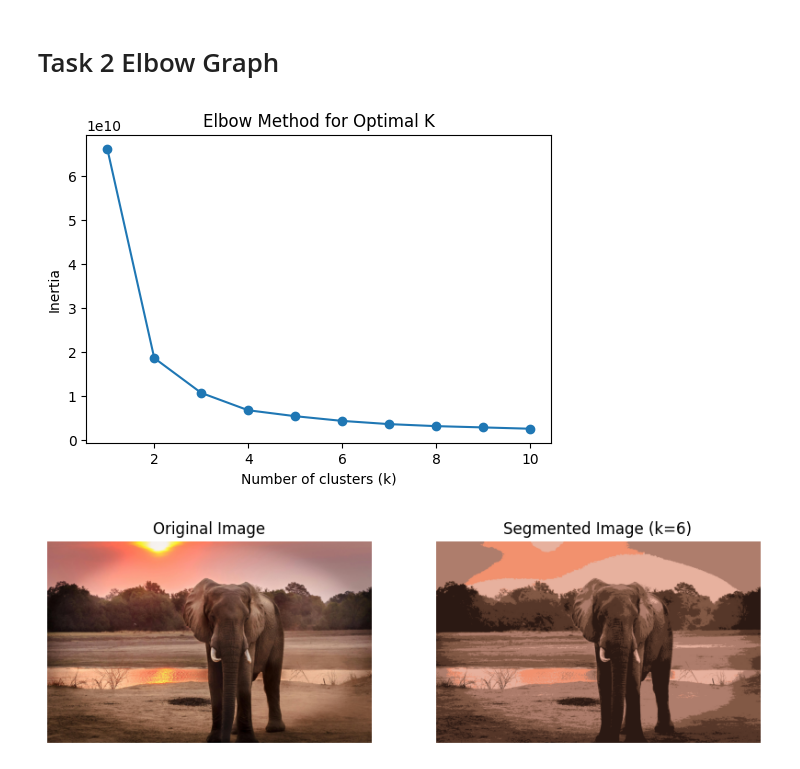
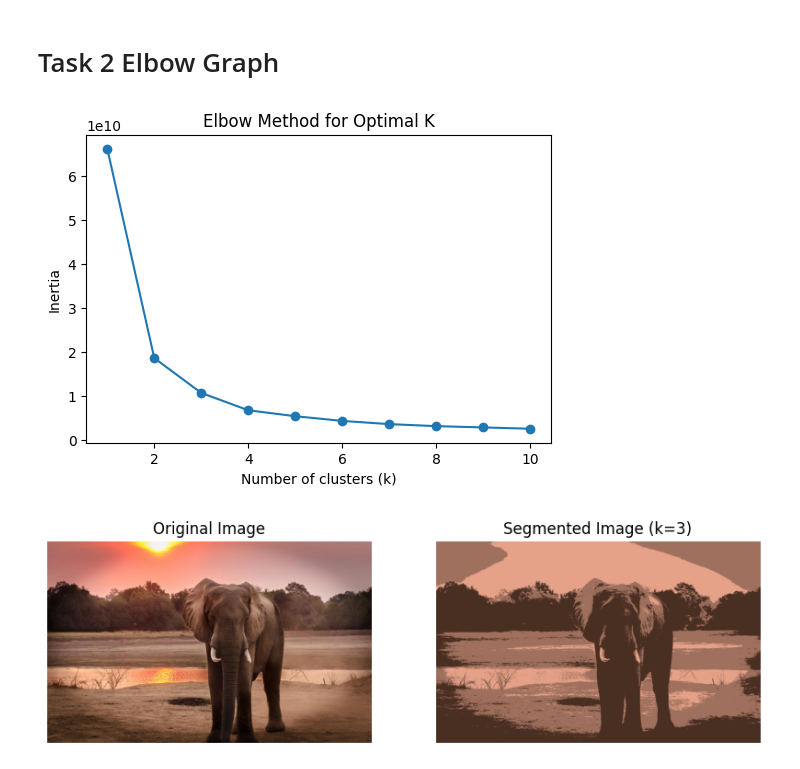
Before and after one commit to gulshan0201/DATA-Science, a Jupyter notebook: ML_LAB_3.ipynb, the cells around one changed output. Cells and saved outputs as stored; diff of their text form; code cells hidden in the pictures.

```diff
--- a/ML_LAB_3.ipynb
+++ b/ML_LAB_3.ipynb
@@ -102,32 +102,32 @@ plt.title("Elbow Method for Optimal K")
 plt.xlabel("Number of clusters (k)")
 plt.ylabel("Inertia")
 plt.show()
 
 
 # 3. Choose K (from elbow)
-optimal_k = 6
+optimal_k = 3
 kmeans = KMeans(n_clusters=optimal_k, n_init="auto", random_state=42)
 labels = kmeans.fit_predict(pixels)
 
 
 # 4. Reconstruct segmented image
 segmented_img = kmeans.cluster_centers_[labels]
 segmented_img = segmented_img.reshape(rows, cols, channels).astype(np.uint8)
 
 
 # 5. Show Original vs Segmented
 plt.figure(figsize=(10,5))
 plt.subplot(1,2,1)
 plt.imshow(img)
 plt.title("Original Image")
 plt.axis("off")
 
 plt.subplot(1,2,2)
 plt.imshow(segmented_img)
 plt.title(f"Segmented Image (k={optimal_k})")
 plt.axis("off")
 
 plt.show()
 # %% [output]
 [figure]
-[figure, old version]
+[figure, new version]
```
